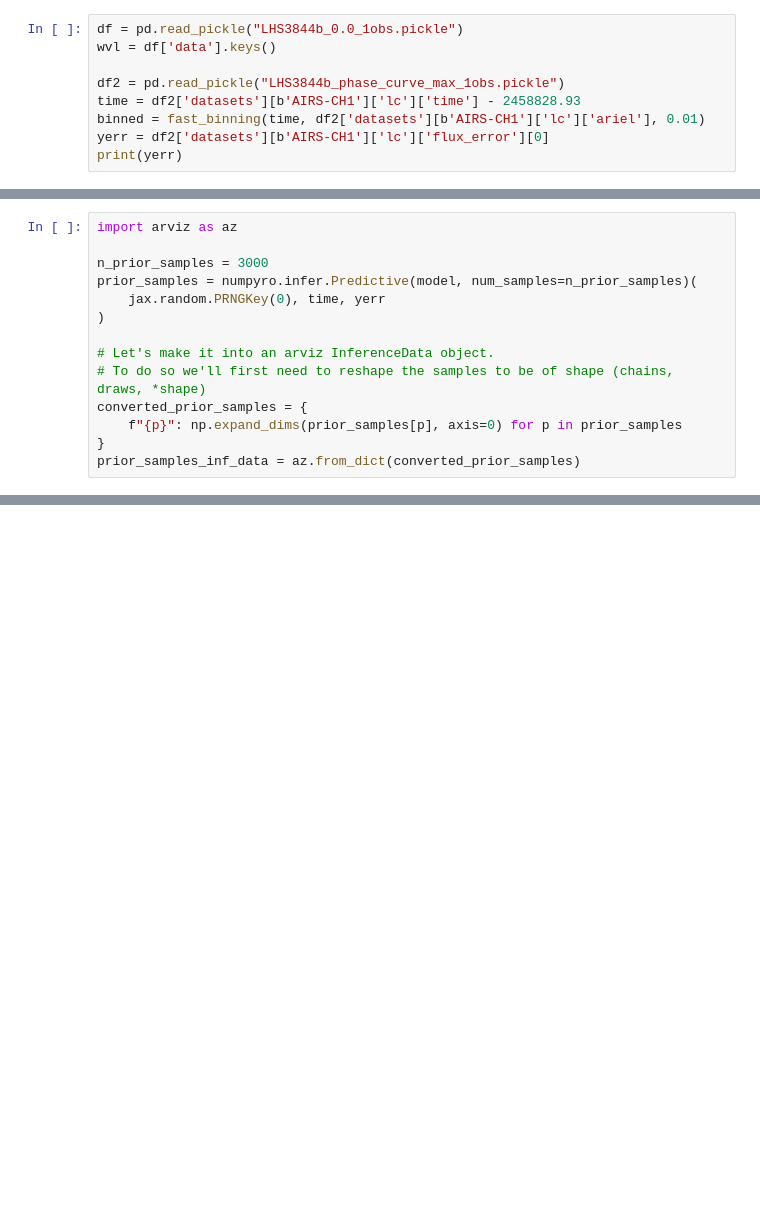
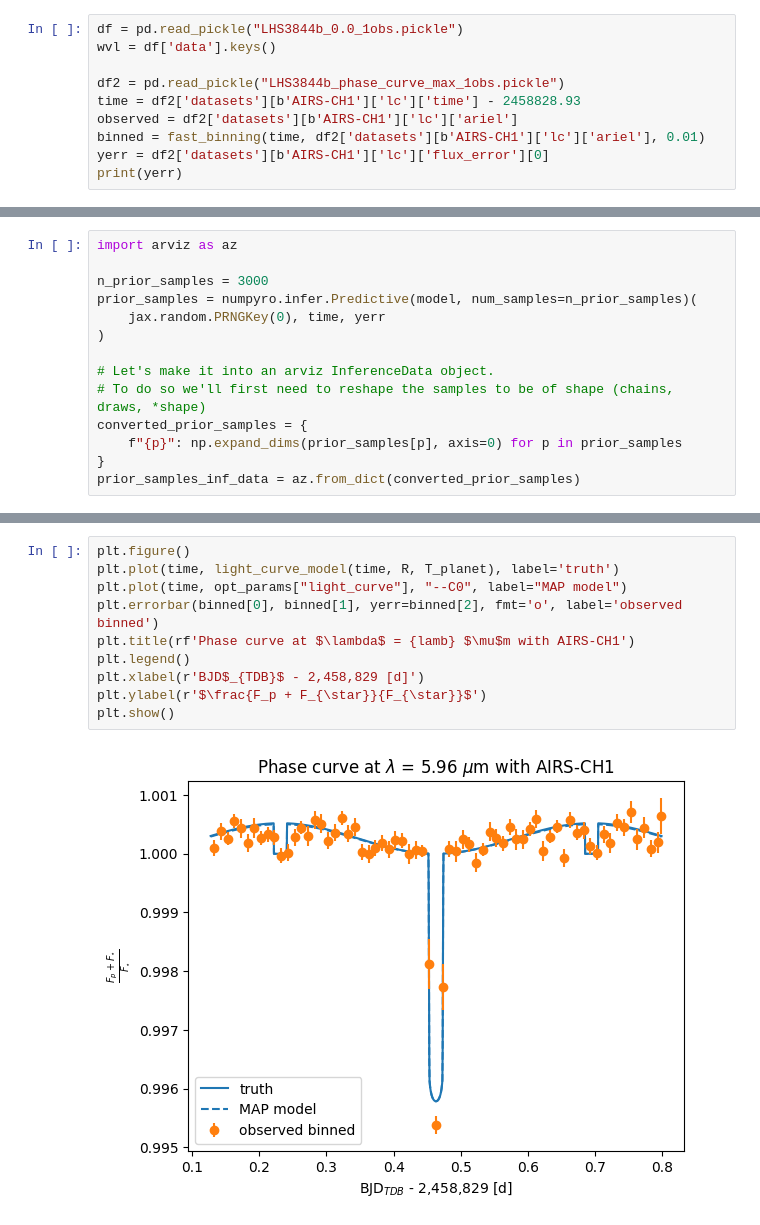
Before and after one commit to olwenrering/M2-LIU-Elsa, a Jupyter notebook: mcmc.ipynb, the cells around one changed output, grey strips where cells are left out. Saved outputs shown, nothing was run; the diff lists cells and outputs as text; blank space fills up the shorter version.

```diff
--- a/mcmc.ipynb
+++ b/mcmc.ipynb
@@ -291,6 +291,7 @@ wvl = df['data'].keys()
 
 df2 = pd.read_pickle("LHS3844b_phase_curve_max_1obs.pickle")
 time = df2['datasets'][b'AIRS-CH1']['lc']['time'] - 2458828.93
+observed = df2['datasets'][b'AIRS-CH1']['lc']['ariel']
 binned = fast_binning(time, df2['datasets'][b'AIRS-CH1']['lc']['ariel'], 0.01)
 yerr = df2['datasets'][b'AIRS-CH1']['lc']['flux_error'][0]
 print(yerr)
@@ -399,0 +442,12 @@ _ = corner.corner(
+# %%
+plt.figure()
+plt.plot(time, light_curve_model(time, R, T_planet), label='truth')
+plt.plot(time, opt_params["light_curve"], "--C0", label="MAP model")
+plt.errorbar(binned[0], binned[1], yerr=binned[2], fmt='o', label='observed binned')
+plt.title(rf'Phase curve at $\lambda$ = {lamb} $\mu$m with AIRS-CH1')
+plt.legend()
+plt.xlabel(r'BJD$_{TDB}$ - 2,458,829 [d]')
+plt.ylabel(r'$\frac{F_p + F_{\star}}{F_{\star}}$')
+plt.show()
+# %% [output]
+[figure, added]
```
Also changed, not shown: parts of 11 cells of this notebook.
